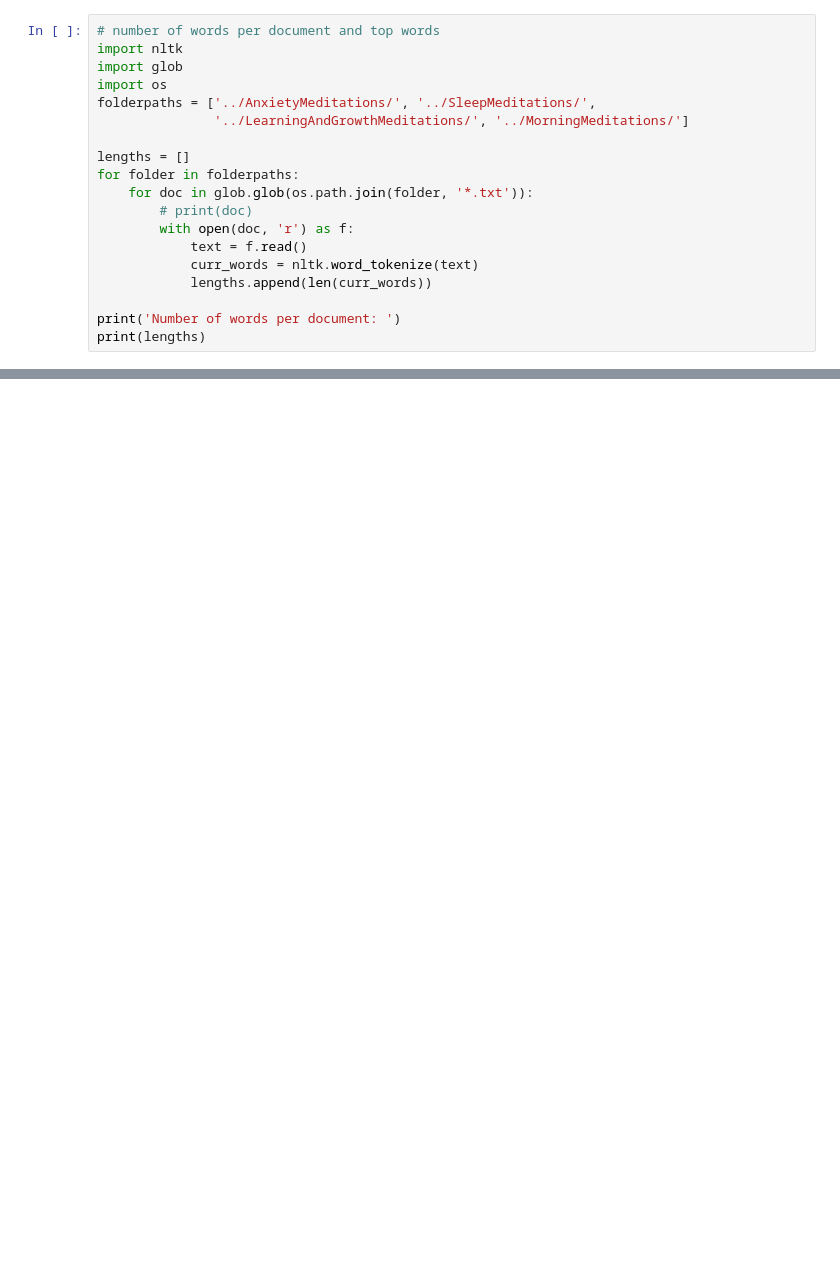
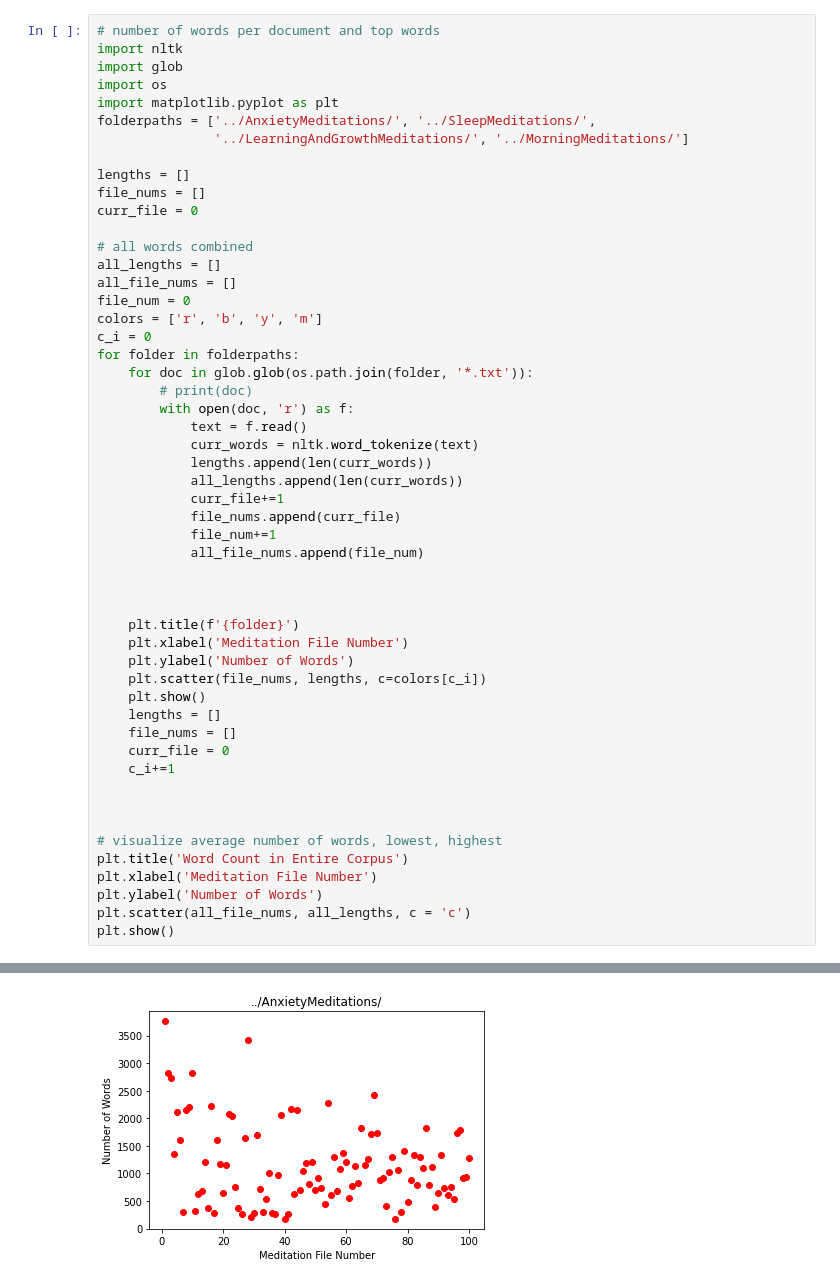
Before and after one commit to sm202073/STARSMeditationResearch, a Jupyter notebook: DescriptiveAnalytics/top_words.ipynb, the cells around one changed output, grey strips where cells are left out. Cells and saved outputs as stored; diff of their text form; blank space fills up the shorter version.

```diff
--- a/DescriptiveAnalytics/top_words.ipynb
+++ b/DescriptiveAnalytics/top_words.ipynb
@@ -3,10 +27,20 @@
 import nltk
 import glob
 import os
+import matplotlib.pyplot as plt
 folderpaths = ['../AnxietyMeditations/', '../SleepMeditations/',
                '../LearningAndGrowthMeditations/', '../MorningMeditations/']
 
 lengths = []
+file_nums = []
+curr_file = 0
+
+# all words combined
+all_lengths = []
+all_file_nums = []
+file_num = 0
+colors = ['r', 'b', 'y', 'm']
+c_i = 0
 for folder in folderpaths:
     for doc in glob.glob(os.path.join(folder, '*.txt')):
         # print(doc)
@@ -14,7 +48,30 @@ for folder in folderpaths:
             text = f.read()
             curr_words = nltk.word_tokenize(text)
             lengths.append(len(curr_words))
+            all_lengths.append(len(curr_words))
+            curr_file+=1
+            file_nums.append(curr_file)
+            file_num+=1
+            all_file_nums.append(file_num)
 
-print('Number of words per document: ')
-print(lengths)
+
+
+    plt.title(f'{folder}')
+    plt.xlabel('Meditation File Number')
+    plt.ylabel('Number of Words')
+    plt.scatter(file_nums, lengths, c=colors[c_i])
+    plt.show()
+    lengths = []
+    file_nums = []
+    curr_file = 0
+    c_i+=1
+
+
+
+# visualize average number of words, lowest, highest
+plt.title('Word Count in Entire Corpus')
+plt.xlabel('Meditation File Number')
+plt.ylabel('Number of Words')
+plt.scatter(all_file_nums, all_lengths, c = 'c')
+plt.show()
 # %% [output]
@@ -22,0 +78 @@ Number of words per document:
+[figure, added]
```
Also changed, not shown: parts of 11 cells of this notebook, 4 other files.
